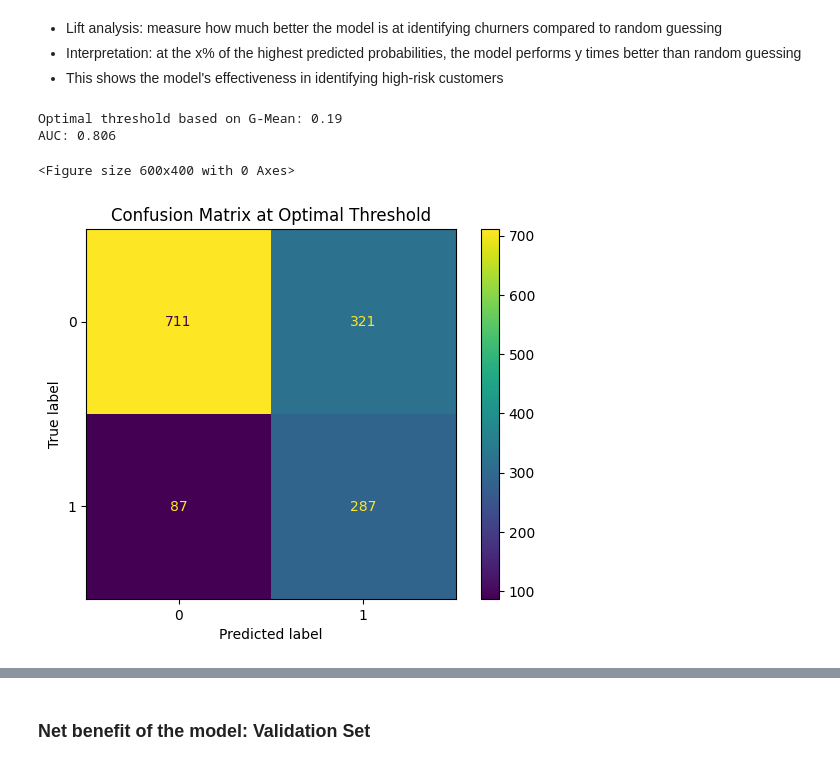
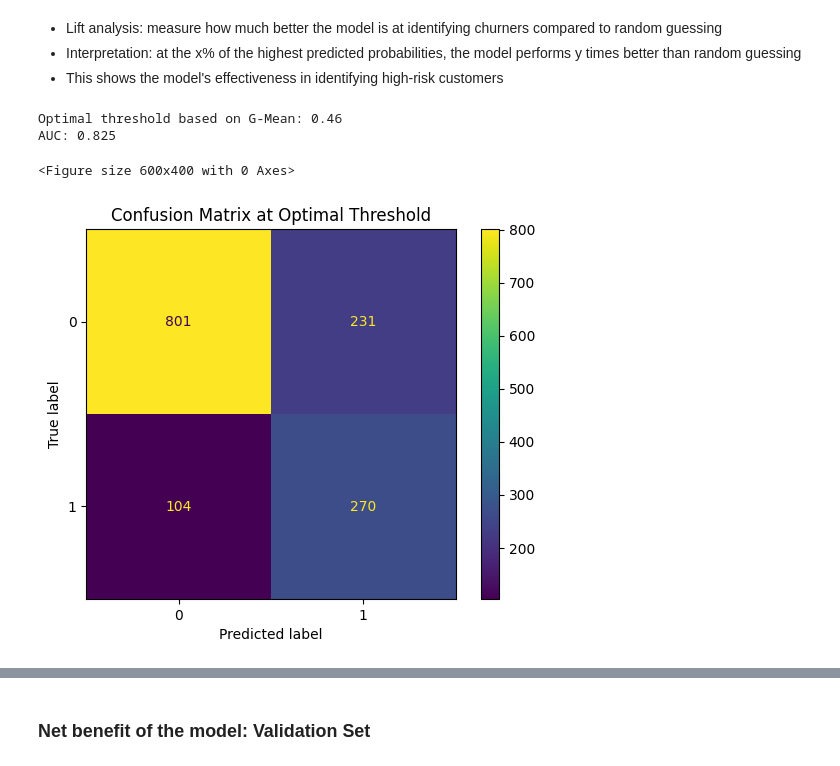
Before and after one commit to beatricecitterio/hacklab, a Jupyter notebook: ml_v2.ipynb, the cells around one changed output, grey strips where cells are left out. Saved outputs shown, nothing was run; the diff lists cells and outputs as text; code cells hidden in the pictures.

```diff
--- a/ml_v2.ipynb
+++ b/ml_v2.ipynb
@@ -277,0 +280,14 @@ def round2(x):
+# %%
+# Perform grid search for logistic regression on the oversampled dataset
+log_reg = LogisticRegression(max_iter=1000)
+param_grid = {
+    'C': [0.01, 0.1, 1, 10, 100],
+    'penalty': ['l1', 'l2'],
+    'solver': ['liblinear']
+}
+grid_search_lg = GridSearchCV(log_reg, param_grid, cv=5, scoring='f1', n_jobs=-1)
+grid_search_lg.fit(X, y)
+
+# Print the best parameters and the corresponding score
+print("Best parameters:", grid_search_lg.best_params_)
+print("Best F1 score:", grid_search_lg.best_score_)
@@ -278,13 +297,20 @@ def round2(x):
+# %%
+# Logistic regression on the whole dataset
+log_reg = LogisticRegression(max_iter=1000, C=grid_search_lg.best_params_["C"], penalty=grid_search_lg.best_params_["penalty"], solver=grid_search_lg.best_params_["solver"])
+log_reg.fit(X, y)
+# Save the model using pickle
+import pickle
+with open("ml_model.pkl", "wb") as f:
+    pickle.dump(log_reg, f)
 # %%
 # Logistic regression with best parameters from grid search
-# best_params = grid_search_lg.best_params_
-# logistic_model = LogisticRegression(max_iter=1000, **best_params)
-logistic_model = LogisticRegression(max_iter=1000)
-logistic_model.fit(X_train, y_train)
-y_pred = logistic_model.predict(X_test)
+best_params = grid_search_lg.best_params_
+logistic_model = LogisticRegression(max_iter=1000, **best_params)
+logistic_model.fit(X_train_res, y_train_res)
+y_pred = logistic_model.predict(X_val)
 
-print(classification_report(y_test, y_pred))
-# plot_feat_imp(logistic_model.coef_[0])
+print(classification_report(y_val, y_pred))
+plot_feat_imp(logistic_model.coef_[0])
 # %% [output]
               precision    recall  f1-score   support
 
@@ -379,31 +410,31 @@ shap.summary_plot(shap_values, X_val, max_display=10)
 - Interpretation: at the x% of the highest predicted probabilities, the model performs y times better than random guessing
 - This shows the model's effectiveness in identifying high-risk customers
 # %%
-y_proba = xgb_model.predict_proba(X_val)[:, 1]
-# y_proba = logistic_model.predict_proba(X_val)[:, 1]
+# y_proba = xgb_model.predict_proba(X_val)[:, 1]
+y_proba = logistic_model.predict_proba(X_val)[:, 1]
 val_df = pd.DataFrame({"proba": y_proba, "true": y_val.values})
 val_df = val_df.sort_values("proba", ascending=False).reset_index(drop=True)
 
 # Optimal threshold tuning (maximize F1-score or net benefit)
 # Using a simple 0.5 threshold would be naive and would not account for the imbalance
 fpr, tpr, thresholds = roc_curve(y_val, y_proba)
 gmeans = np.sqrt(tpr * (1 - fpr))
 ix = np.argmax(gmeans)
 threshold = thresholds[ix]
 print(f"\nOptimal threshold based on G-Mean: {threshold:.2f}")
 
 roc_auc = auc(fpr, tpr)
 print(f"AUC: {roc_auc:.3f}")
 
 plt.figure(figsize=(6, 4))
 ConfusionMatrixDisplay.from_predictions(y_val, y_proba > threshold)
 plt.title("Confusion Matrix at Optimal Threshold")
 plt.show()
 # %% [output]
-Optimal threshold based on G-Mean: 0.19
-AUC: 0.806
+Optimal threshold based on G-Mean: 0.46
+AUC: 0.825
 <Figure size 600x400 with 0 Axes>
-[figure, old version]
+[figure, new version]
 # %%
 print("\nXGBoost Lift Analysis on Validation Set:")
 quantiles = [0.1, 0.2, 0.3, 0.4, 0.5]
```
Also changed, not shown: parts of 23 cells of this notebook, 3 other files.
